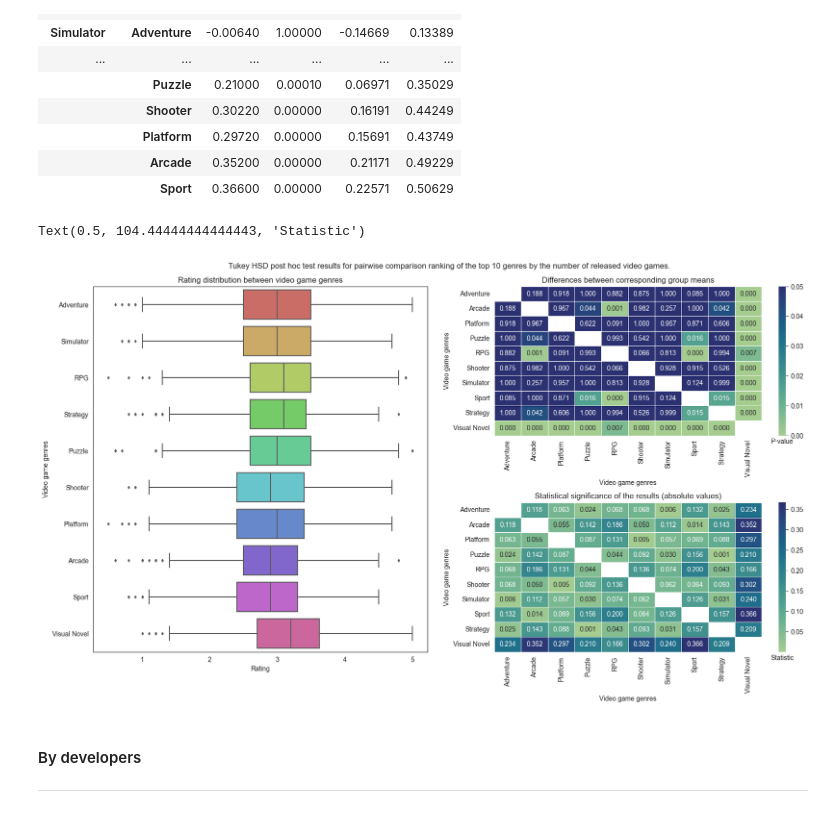
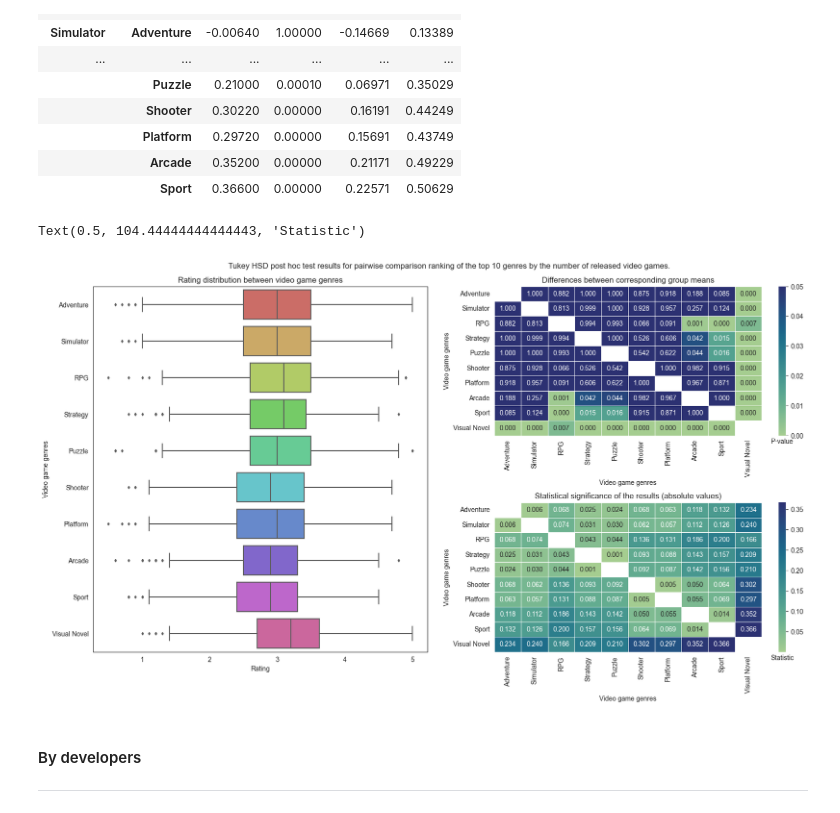
Before and after one commit to GSimonX37/video-games, a Jupyter notebook: notebooks/backloggd_sda.ipynb, the cells around one changed output. Drawn from its saved outputs; the diff is of its cells as text; code cells hidden in the pictures.

```diff
--- a/notebooks/backloggd_sda.ipynb
+++ b/notebooks/backloggd_sda.ipynb
@@ -292,6 +292,8 @@ figure, grid = plt.figure(figsize=(20, 10)), GridSpec(2, 2, hspace=0.45, wspace=
 figure.add_subplot(grid[:, 0])
 figure.add_subplot(grid[0, 1])
 figure.add_subplot(grid[1, 1])
+
+genres = data.loc[df["category"] == "main", "genres"].value_counts().iloc[:10]
 
 plot_data = samples.unstack().reset_index(level=0).rename(columns={"level_0": "genres", 0: "value"})
 
@@ -302,40 +304,49 @@ sns.boxplot(data=plot_data,
             palette=sns.color_palette('hls', 10),
             fliersize=3)
 
-sns.heatmap(data=table['p-value'].unstack(0),
+plot_data = (table['p-value']
+             .unstack(0)[genres.index]
+             .sort_index(key=lambda x: genres.rank()[x], ascending=False))
+
+sns.heatmap(data=plot_data,
             ax=figure.axes[1],
             annot=True,
             linewidths=.5,
             fmt=".3f",
             cmap="crest",
             vmax=0.05)
 
-sns.heatmap(data=table['statistic'].unstack(0).abs(),
+plot_data = (table['statistic']
+             .unstack(0)[genres.index]
+             .sort_index(key=lambda x: genres.rank()[x], ascending=False)
+             .abs())
+
+sns.heatmap(data=plot_data,
             ax=figure.axes[2],
             annot=True,
             linewidths=.5,
             fmt=".3f",
             cmap="crest")
 
 figure.suptitle('Tukey HSD post hoc test results for pairwise comparison ranking of the top 10 genres by the number of released video games.', y=0.93)
 
 figure.axes[0].set_title('Rating distribution between video game genres')
 figure.axes[0].set_xlabel('Rating')
 figure.axes[0].set_ylabel('Video game genres')
 
 figure.axes[1].set_title('Differences between corresponding group means')
 figure.axes[1].set_xlabel('Video game genres')
 figure.axes[1].set_ylabel('Video game genres')
 
 figure.axes[2].set_title('Statistical significance of the results (absolute values)')
 figure.axes[2].set_xlabel('Video game genres')
 figure.axes[2].set_ylabel('Video game genres')
 
 figure.axes[3].set_xlabel('P-value')
 figure.axes[4].set_xlabel('Statistic')
 # %% [output]
 Text(0.5, 104.44444444444443, 'Statistic')
-[figure, old version]
+[figure, new version]
 # %% [markdown]
 #### <a id=rating_distribution_by_developers>By developers</a>
 ***
```
Also changed, not shown: parts of 2 cells of this notebook.
